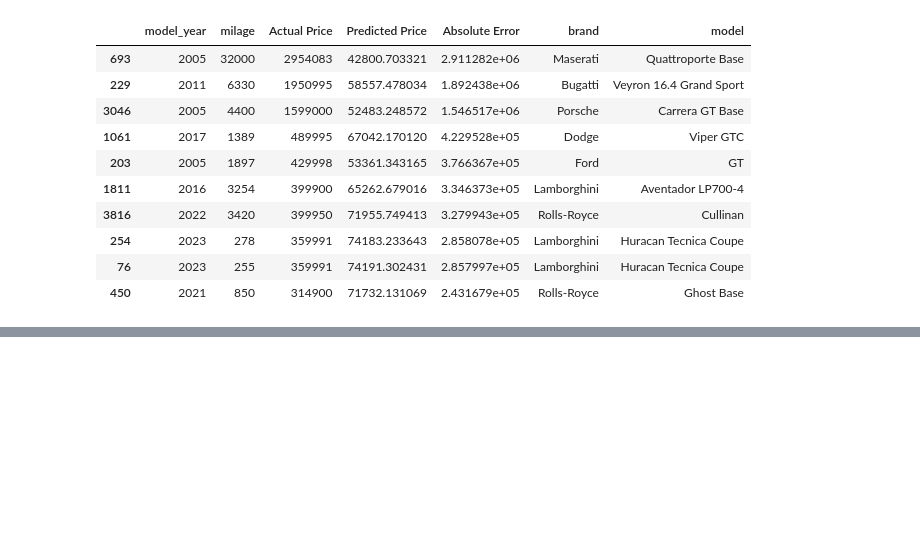
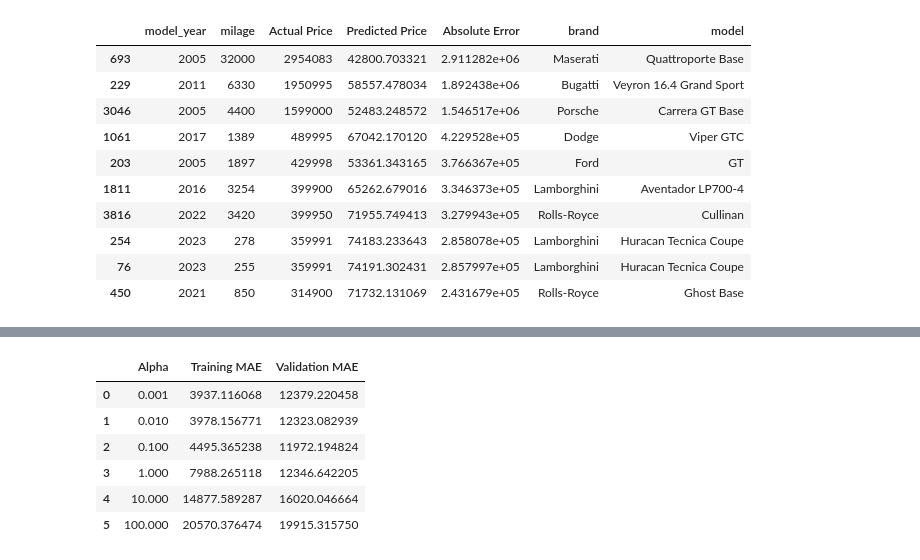
Before and after one commit to Ghostcline/-used-car-price-prediction, a Jupyter notebook: notebooks/01_used_car_prediction.ipynb, the cells around one changed output, grey strips where cells are left out. Cells and saved outputs as stored; diff of their text form; code cells hidden in the pictures; blank space fills up the shorter version.

```diff
--- a/notebooks/01_used_car_prediction.ipynb
+++ b/notebooks/01_used_car_prediction.ipynb
@@ -683,0 +876,4 @@ worst_predictions
+# %%
+model_pipeline.fit(X_train_full, y_train_full)
+
+print("Model trained successfull")
@@ -683,0 +938,14 @@ worst_predictions
+# %%
+from sklearn.linear_model import Ridge
+from sklearn.base import clone
+from sklearn.pipeline import Pipeline
+
+ridge_pipeline = Pipeline(steps=[
+    ("preprocessing", clone(preprocessor)),
+    ("model", Ridge(alpha=10.0))
+])
+# %%
+ridge_pipeline.fit(X_train_full, y_train_full)
+
+ridge_train_pred = ridge_pipeline.predict(X_train_full)
+ridge_val_pred = ridge_pipeline.predict(X_val)
@@ -683,0 +978,44 @@ worst_predictions
+# %%
+alpha_values = [0.001, 0.01, 0.1, 1, 10, 100]
+
+results = []
+
+for alpha in alpha_values:
+
+    ridge_model = Pipeline(steps=[
+        ("preprocessing", clone(preprocessor)),
+        ("model", Ridge(alpha=alpha))
+    ])
+
+    ridge_model.fit(X_train_full, y_train_full)
+
+    train_predictions = ridge_model.predict(X_train_full)
+    val_predictions = ridge_model.predict(X_val)
+
+    train_error = mean_absolute_error(
+        y_train_full,
+        train_predictions
+    )
+
+    val_error = mean_absolute_error(
+        y_val,
+        val_predictions
+    )
+
+    results.append({
+        "Alpha": alpha,
+        "Training MAE": train_error,
+        "Validation MAE": val_error
+    })
+
+results_df = pd.DataFrame(results)
+
+results_df
+# %% [output]
+|  | Alpha | Training MAE | Validation MAE |
+| 0 | 0.001 | 3937.116068 | 12379.220458 |
+| 1 | 0.010 | 3978.156771 | 12323.082939 |
+| 2 | 0.100 | 4495.365238 | 11972.194824 |
+| 3 | 1.000 | 7988.265118 | 12346.642205 |
+| 4 | 10.000 | 14877.589287 | 16020.046664 |
+| 5 | 100.000 | 20570.376474 | 19915.315750 |
```
Also changed, not shown: parts of 36 cells of this notebook, 1 other file.
